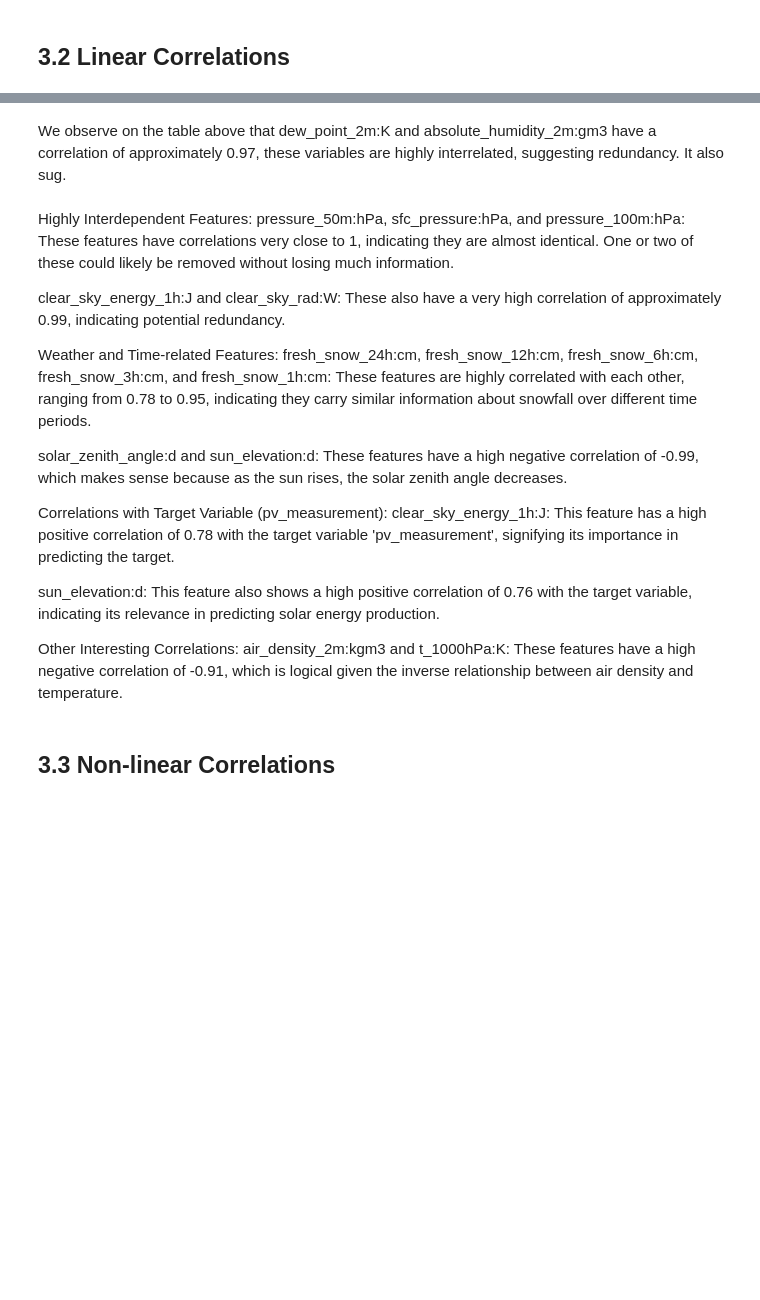
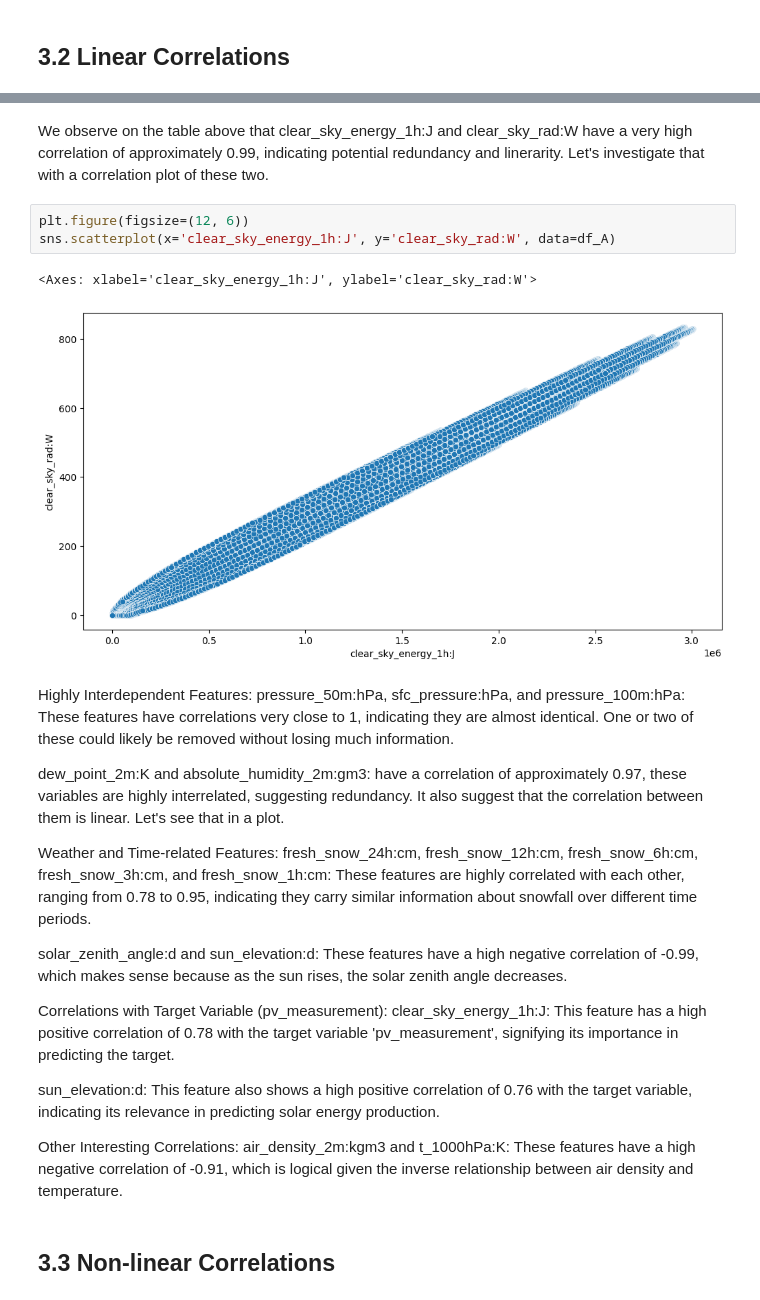
Before and after one commit to Markuski2023/MLGroupProject, a Jupyter notebook: src/EDA.ipynb, the cells around one changed output, grey strips where cells are left out. Saved outputs shown, nothing was run; the diff lists cells and outputs as text; blank space fills up the shorter version.

```diff
--- a/src/EDA.ipynb
+++ b/src/EDA.ipynb
@@ -452,12 +467,18 @@ corr.style.background_gradient(cmap='coolwarm')
 | wind_speed_v_10m:ms | -0.247395 | 0.138931 | 0.014447 | -0.337065 | ... |
 | pv_measurement | 0.236673 | -0.356402 | 0.126655 | 0.781216 | ... |
 # %% [markdown]
-We observe on the table above that dew_point_2m:K and absolute_humidity_2m:gm3 have a correlation of approximately 0.97, these variables are highly interrelated, suggesting redundancy. It also sug.
+We observe on the table above that clear_sky_energy_1h:J and clear_sky_rad:W have a very high correlation of approximately 0.99, indicating potential redundancy and linerarity. Let's investigate that with a correlation plot of these two.
+# %%
+plt.figure(figsize=(12, 6))
+sns.scatterplot(x='clear_sky_energy_1h:J', y='clear_sky_rad:W', data=df_A)
+# %% [output]
+<Axes: xlabel='clear_sky_energy_1h:J', ylabel='clear_sky_rad:W'>
+[figure, added]
 # %% [markdown]
 Highly Interdependent Features:
 pressure_50m:hPa, sfc_pressure:hPa, and pressure_100m:hPa: These features have correlations very close to 1, indicating they are almost identical. One or two of these could likely be removed without losing much information.
 
-clear_sky_energy_1h:J and clear_sky_rad:W: These also have a very high correlation of approximately 0.99, indicating potential redundancy.
+dew_point_2m:K and absolute_humidity_2m:gm3: have a correlation of approximately 0.97, these variables are highly interrelated, suggesting redundancy. It also suggest that the correlation between them is linear. Let's see that in a plot.
 
 Weather and Time-related Features:
 fresh_snow_24h:cm, fresh_snow_12h:cm, fresh_snow_6h:cm, fresh_snow_3h:cm, and fresh_snow_1h:cm: These features are highly correlated with each other, ranging from 0.78 to 0.95, indicating they carry similar information about snowfall over different time periods.
```
Also changed, not shown: parts of 26 cells of this notebook.
